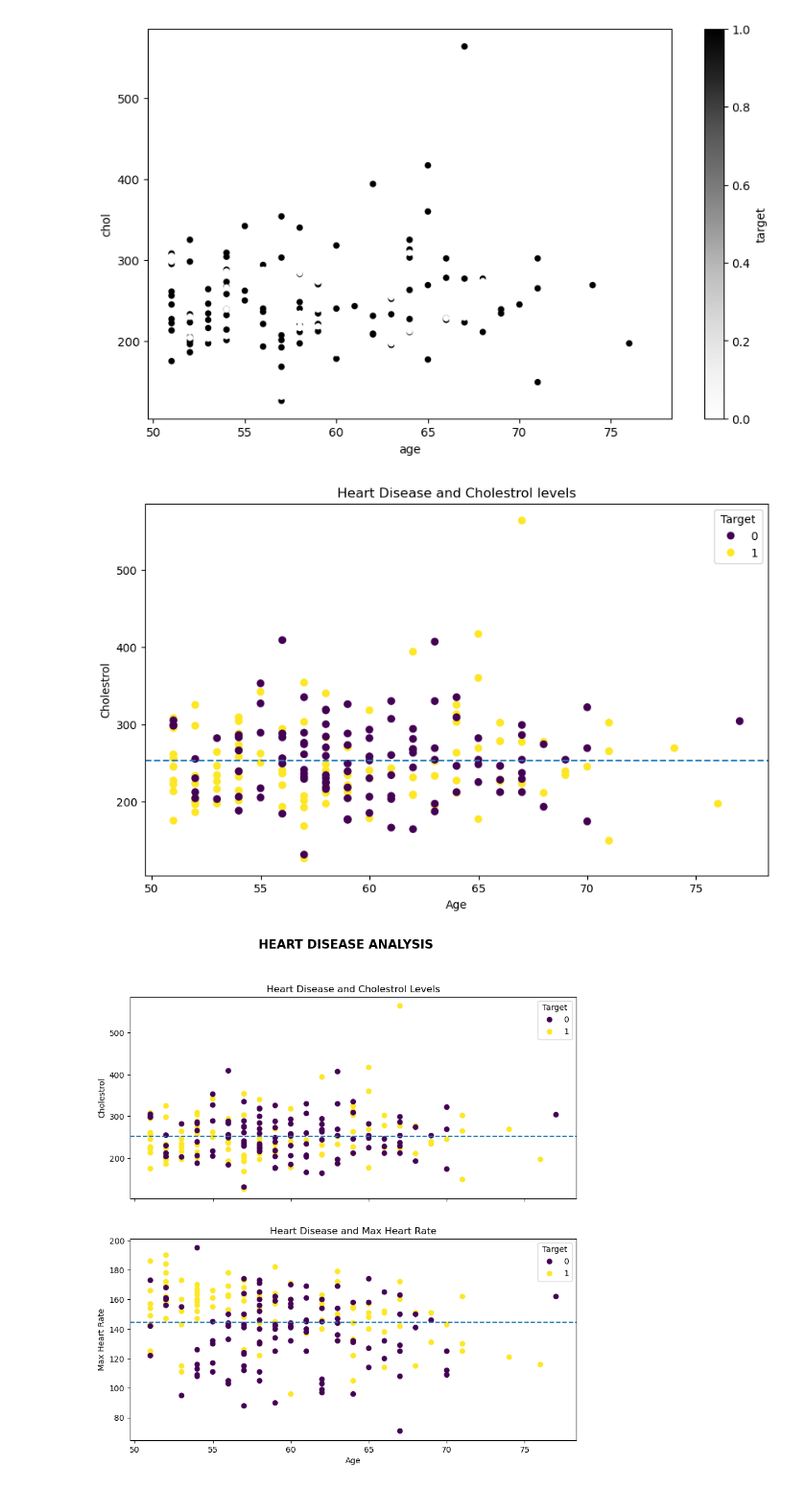
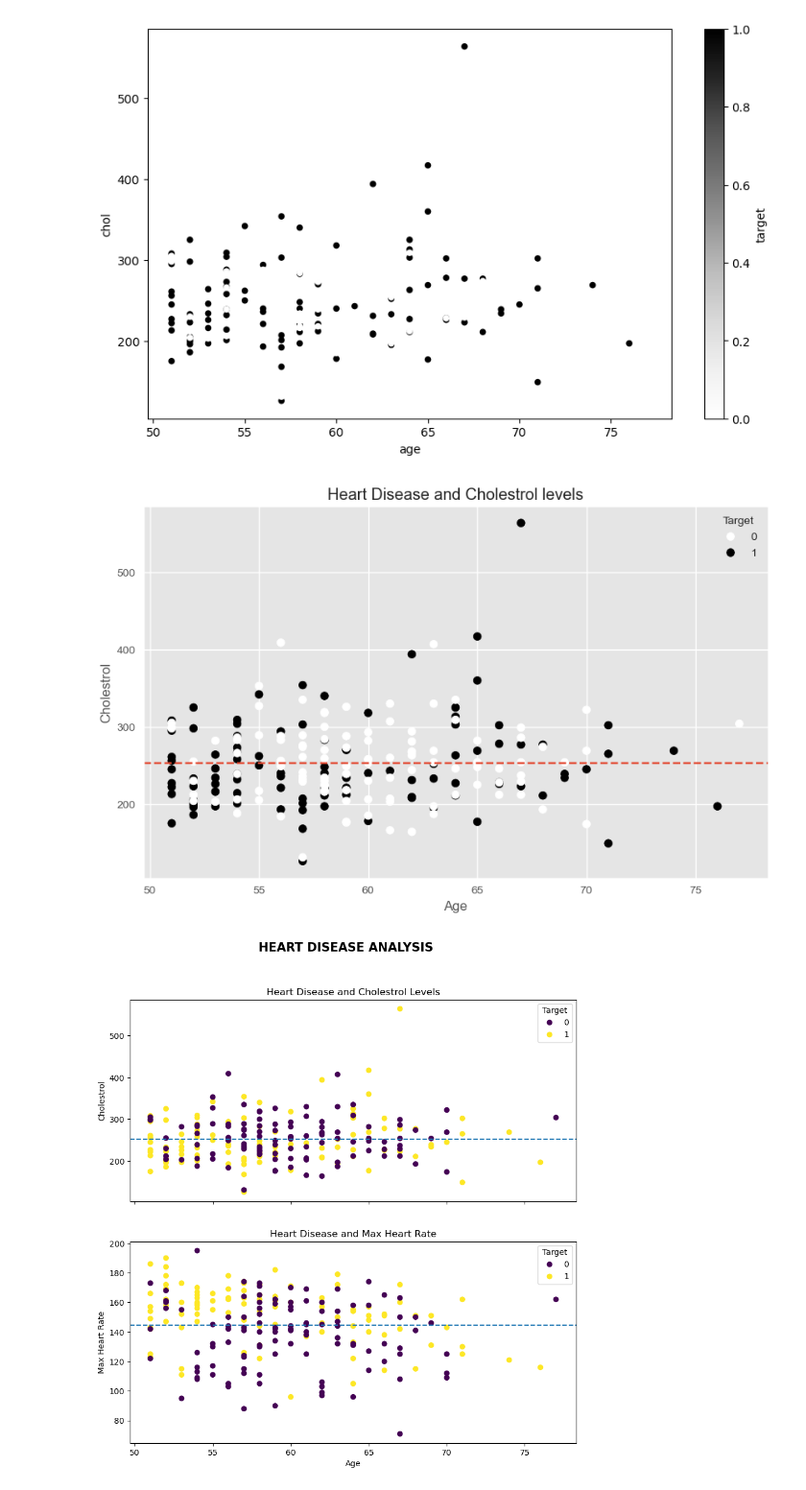
Before and after one commit to otinabrayo/IntroToPandas, a Jupyter notebook: IntroToMatplotLib.ipynb, the cells around one changed output. Shown at 96% size. Cells and saved outputs as stored; diff of their text form; code cells hidden in the pictures.

```diff
--- a/IntroToMatplotLib.ipynb
+++ b/IntroToMatplotLib.ipynb
@@ -396,26 +394,27 @@ plt.show()
 [figure]
 # %%
 # Object Orient Method from scratch
+plt.style.use('ggplot')
 fig, ax = plt.subplots(figsize=(10, 6))
 scatter = ax.scatter(x=over50.age,
                      y=over50.chol,
                      c=over50.target)
 
 # Customize
 ax.set(title="Heart Disease and Cholestrol levels",
        xlabel="Age",
        ylabel="Cholestrol")
 
 # Add a legend
 ax.legend(*scatter.legend_elements(), title="Target")
 
 # Add a horizontal line showing mean
 ax.axhline(over50.chol.mean(),
            linestyle="--")
 
 plt.show()
 # %% [output]
-[figure, old version]
+[figure, new version]
 # %%
 # susbplot of chol, age, thalach
 fig, (ax0, ax1) = plt.subplots(nrows=2,
```
Also changed, not shown: parts of 24 cells of this notebook, 1 other file.
